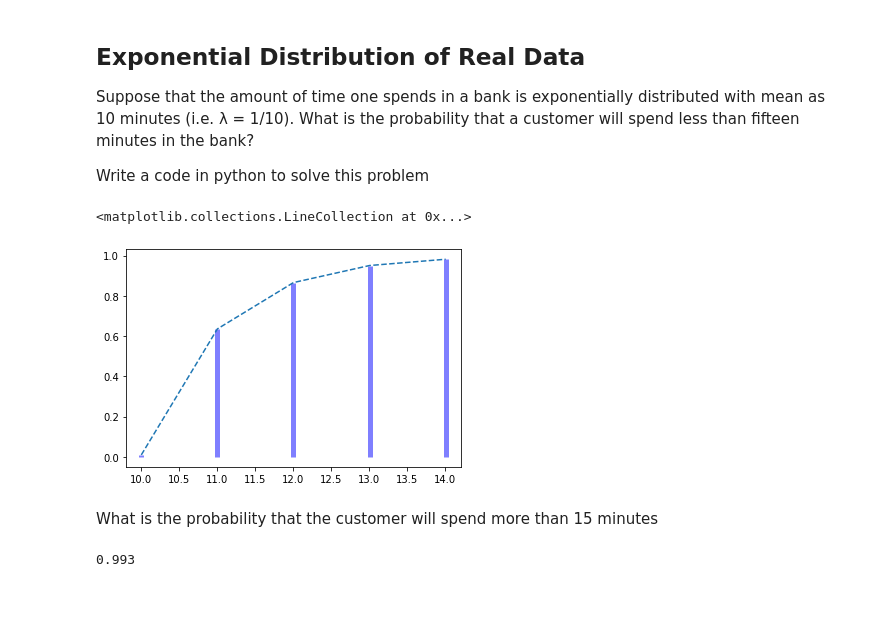
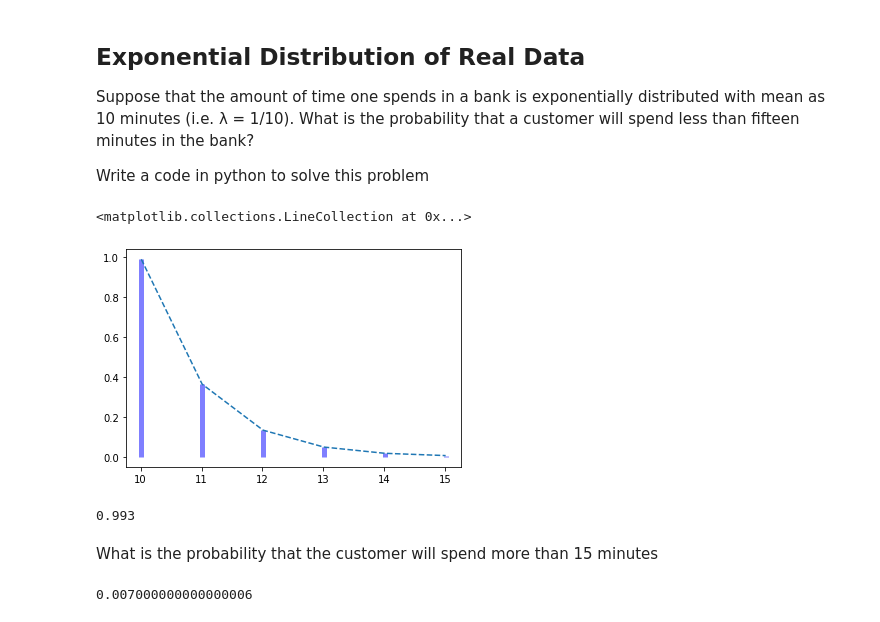
Before and after one commit to ironhack-bcn-data-pt/31-lab-cont-probability-distribution, a Jupyter notebook: your_code/main.ipynb, the cells around one changed output. Saved outputs shown, nothing was run; the diff lists cells and outputs as text; code cells hidden in the pictures.

```diff
--- a/your_code/main.ipynb
+++ b/your_code/main.ipynb
@@ -205,16 +205,20 @@ Write a code in python to solve this problem
 # %%
 # Hint: This is same as saying P(x<15)
 expdist = stats.expon(10)
-x = np.arange(expdist.ppf(0.01), expdist.ppf(0.99))
-cmp = expdist.cdf(x)
-plt.plot(x, cmp, '--')
-plt.vlines(x, 0, cmp, colors='b', lw=5, alpha=0.5)
+x = np.arange(expdist.ppf(0.01), 16)
+pmf = expdist.pdf(x)
+plt.plot(x, pmf, '--')
+plt.vlines(x, 0, pmf, colors='b', lw=5, alpha=0.5)
 # %% [output]
 <matplotlib.collections.LineCollection at 0x...>
-[figure, old version]
+[figure, new version]
+# %%
+round(expdist.cdf(14.999),3)
+# %% [output]
+0.993
 # %% [markdown]
 What is the probability that the customer will spend more than 15 minutes
 # %%
-round(expdist.cdf(14.999),3)
+1 - round(expdist.cdf(14.999),3)
 # %% [output]
-0.993
+0.007000000000000006
```
Also changed, not shown: parts of 2 cells of this notebook.
